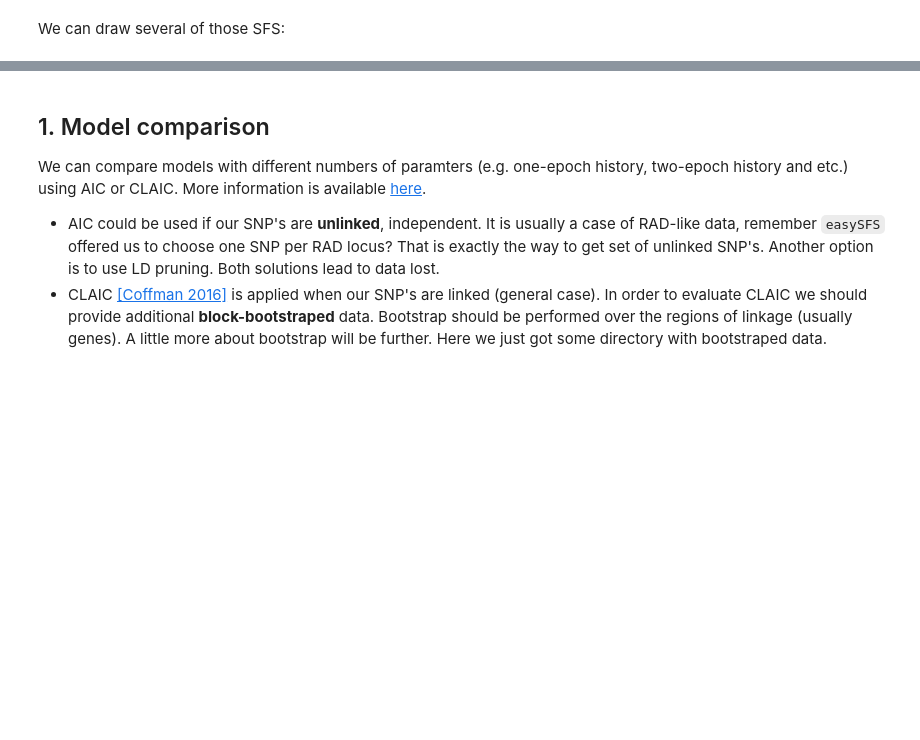
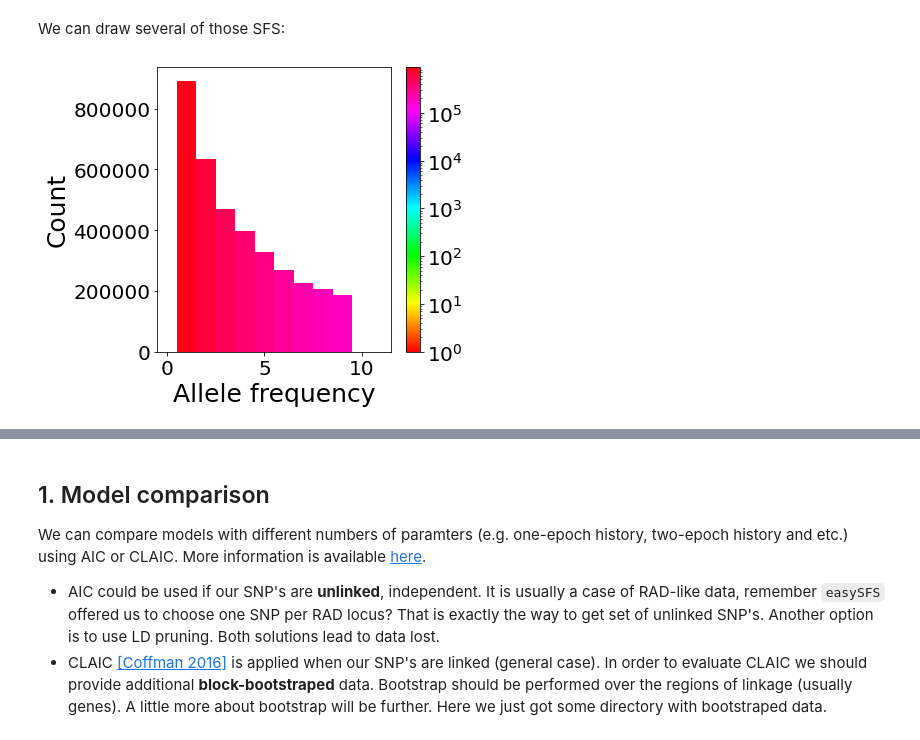
Before and after one commit to noscode/GADMA_workshops, a Jupyter notebook: 2025-10-GADMA_Worshop/tutorials/5_Model_Selection_tutorial/5_Model_Selection_tutorial.ipynb, the cells around one changed output, grey strips where cells are left out. Cells and saved outputs as stored; diff of their text form; code cells hidden in the pictures; blank space fills up the shorter version.

Commit message:
Update last tutorial

```diff
--- a/2025-10-GADMA_Worshop/tutorials/5_Model_Selection_tutorial/5_Model_Selection_tutorial.ipynb
+++ b/2025-10-GADMA_Worshop/tutorials/5_Model_Selection_tutorial/5_Model_Selection_tutorial.ipynb
@@ -37,6 +55,8 @@ ls data/boots
 We can draw several of those SFS:
 # %%
 from scripts.draw_sfs import draw_1d_sfs
-draw_1d_sfs("../3_GADMA_tutorial/data/boots/1.sfs")
+draw_1d_sfs("../4_GADMA_tutorial/data/boots/1.sfs")
+# %% [output]
+[figure, added]
 # %%
 from scripts.draw_sfs import draw_1d_sfs
```
Also changed, not shown: parts of 10 cells of this notebook.
